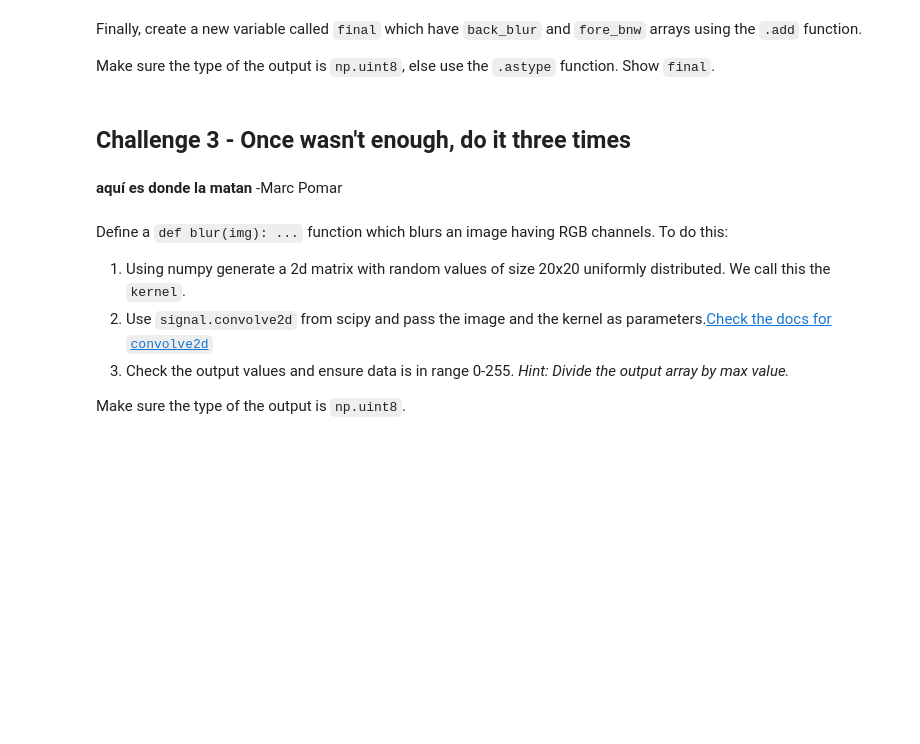
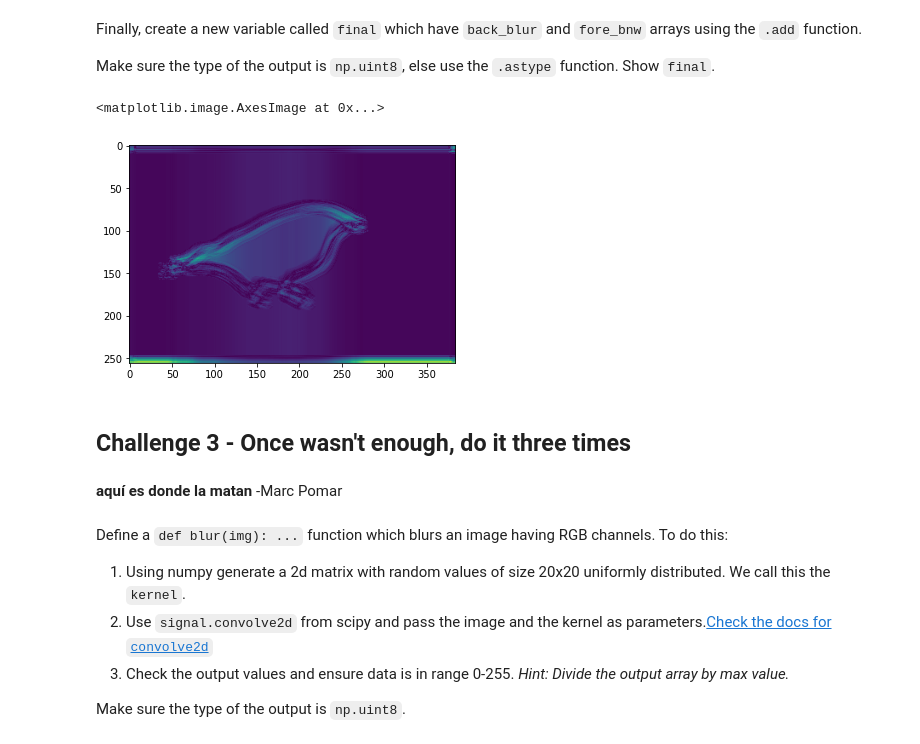
Before and after one commit to Sergio-Perez/lab-image-segmentation, a Jupyter notebook: main.ipynb, the cells around one changed output. Saved outputs shown, nothing was run; the diff lists cells and outputs as text; code cells hidden in the pictures; blank space fills up the shorter version.

```diff
--- a/main.ipynb
+++ b/main.ipynb
@@ -170,3 +199,12 @@ Make sure the type of the output is `np.uint8`, else use the `.astype` function.
+# %%
+# Your code here
+final = np.add(back_blur,fore_bnw)
+
+final.astype(np.uint8)
+plt.imshow(final)
+# %% [output]
+<matplotlib.image.AxesImage at 0x...>
+[figure, added]
 # %% [markdown]
 ## Challenge 3 -  Once wasn't enough, do it three times
 # %% [markdown]
```
Also changed, not shown: parts of 19 cells of this notebook.
